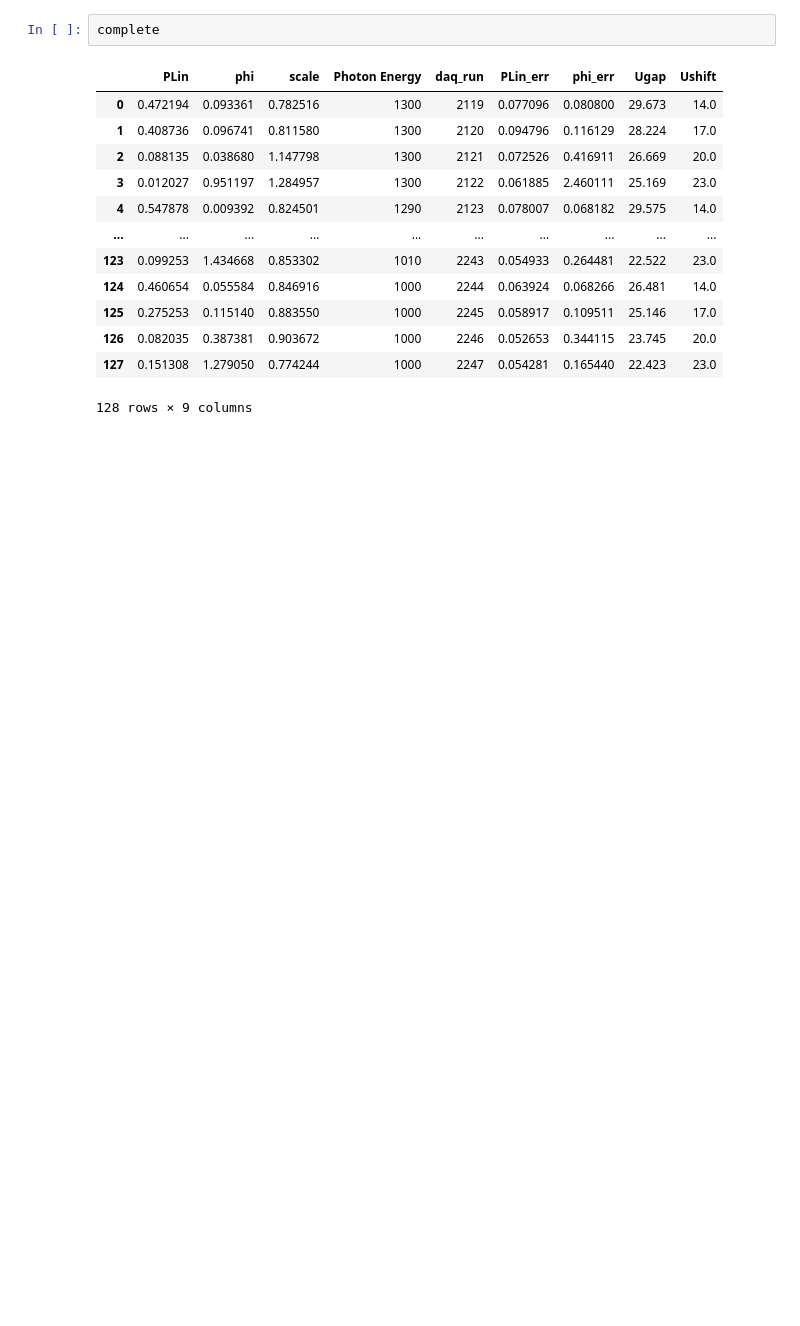
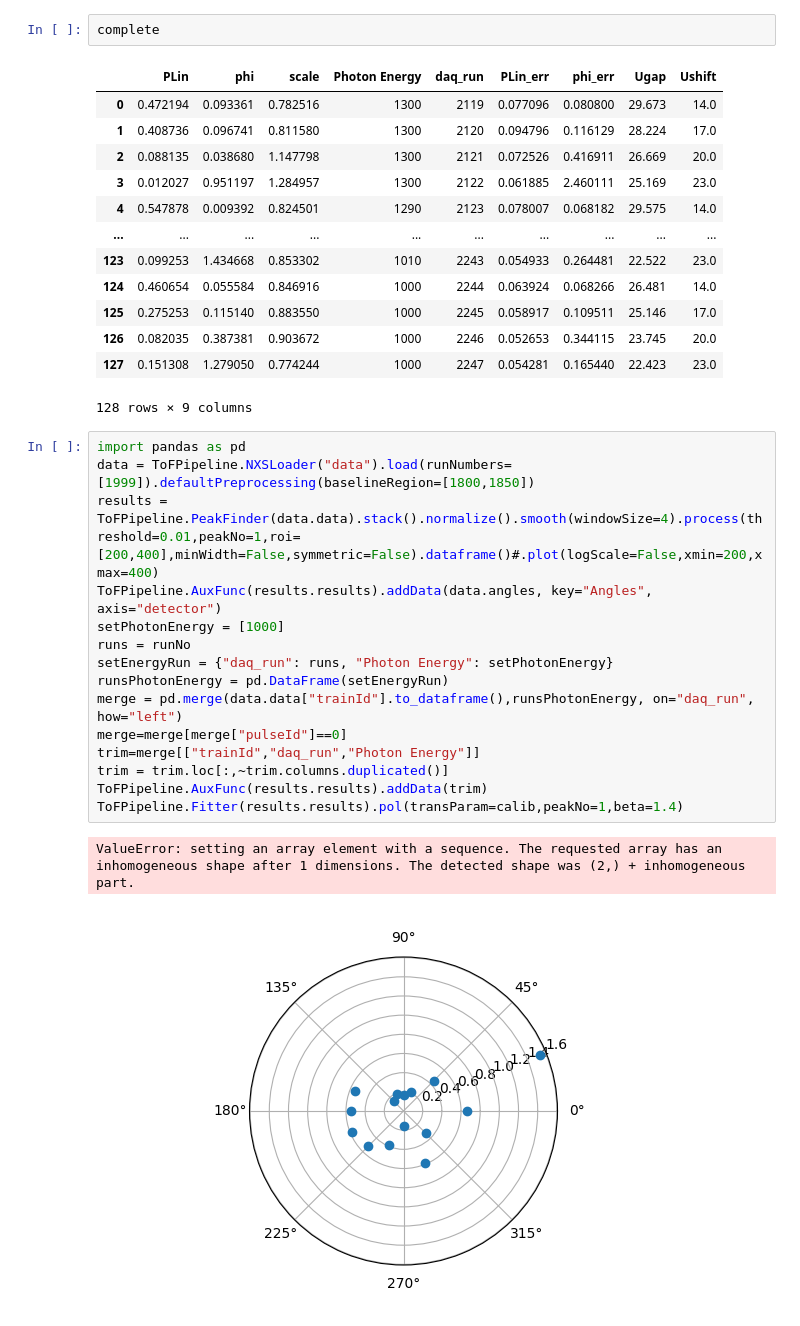
Before and after one commit to XAC-CFEL/PolScope, a Jupyter notebook: test.ipynb, the cells around one changed output. Drawn from its saved outputs; the diff is of its cells as text; blank space fills up the shorter version.

```diff
--- a/test.ipynb
+++ b/test.ipynb
@@ -337,3 +374,21 @@ complete
 | 126 | 0.082035 | 0.387381 | 0.903672 | 1000 | 2246 | 0.052653 | 0.344115 | 23.745 | 20.0 |
 | 127 | 0.151308 | 1.279050 | 0.774244 | 1000 | 2247 | 0.054281 | 0.165440 | 22.423 | 23.0 |
 128 rows × 9 columns
+# %%
+import pandas as pd
+data = ToFPipeline.NXSLoader("data").load(runNumbers=[1999]).defaultPreprocessing(baselineRegion=[1800,1850])
+results = ToFPipeline.PeakFinder(data.data).stack().normalize().smooth(windowSize=4).process(threshold=0.01,peakNo=1,roi=[200,400],minWidth=False,symmetric=False).dataframe()#.plot(logScale=False,xmin=200,xmax=400)
+ToFPipeline.AuxFunc(results.results).addData(data.angles, key="Angles", axis="detector")
+setPhotonEnergy = [1000]
+runs = runNo
+setEnergyRun = {"daq_run": runs, "Photon Energy": setPhotonEnergy}
+runsPhotonEnergy = pd.DataFrame(setEnergyRun)
+merge = pd.merge(data.data["trainId"].to_dataframe(),runsPhotonEnergy, on="daq_run", how="left")
+merge=merge[merge["pulseId"]==0]
+trim=merge[["trainId","daq_run","Photon Energy"]]
+trim = trim.loc[:,~trim.columns.duplicated()]
+ToFPipeline.AuxFunc(results.results).addData(trim)
+ToFPipeline.Fitter(results.results).pol(transParam=calib,peakNo=1,beta=1.4)
+# %% [output]
+ValueError: setting an array element with a sequence. The requested array has an inhomogeneous shape after 1 dimensions. The detected shape was (2,) + inhomogeneous part.
+[figure, added]
```
Also changed, not shown: parts of 11 cells of this notebook, 2 other files.
